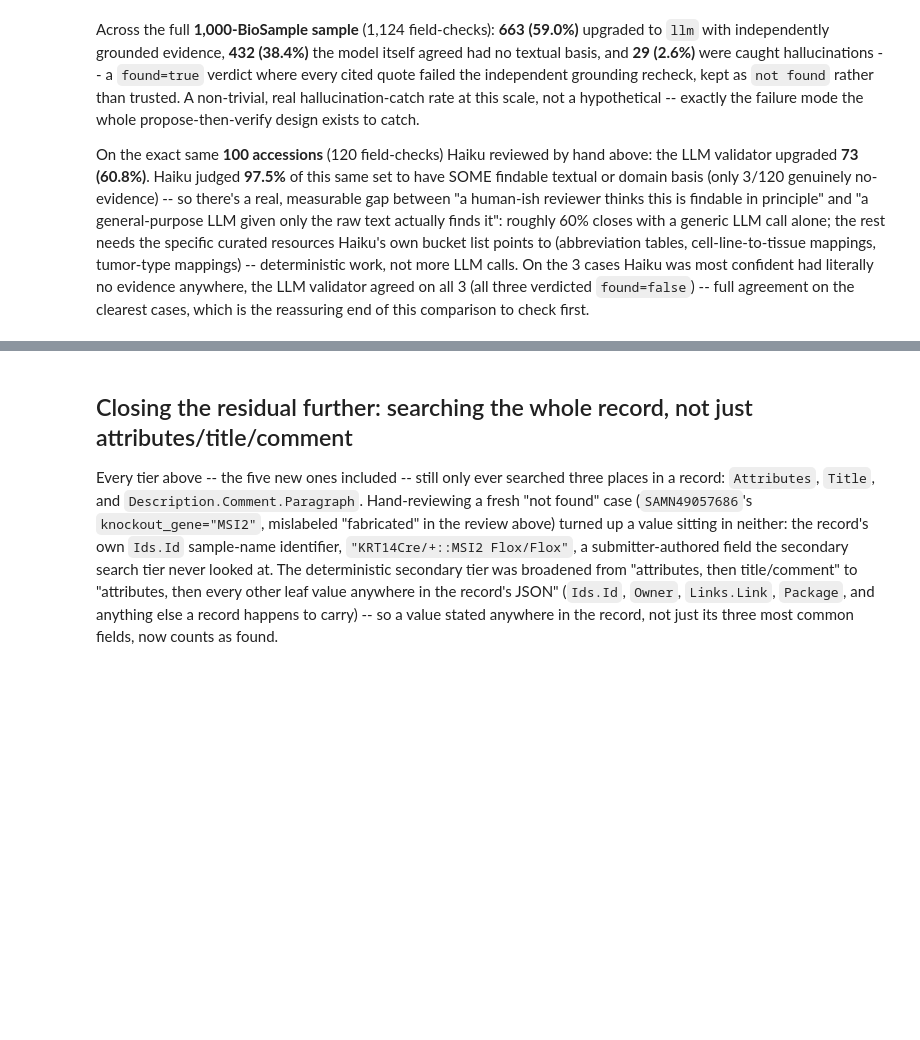
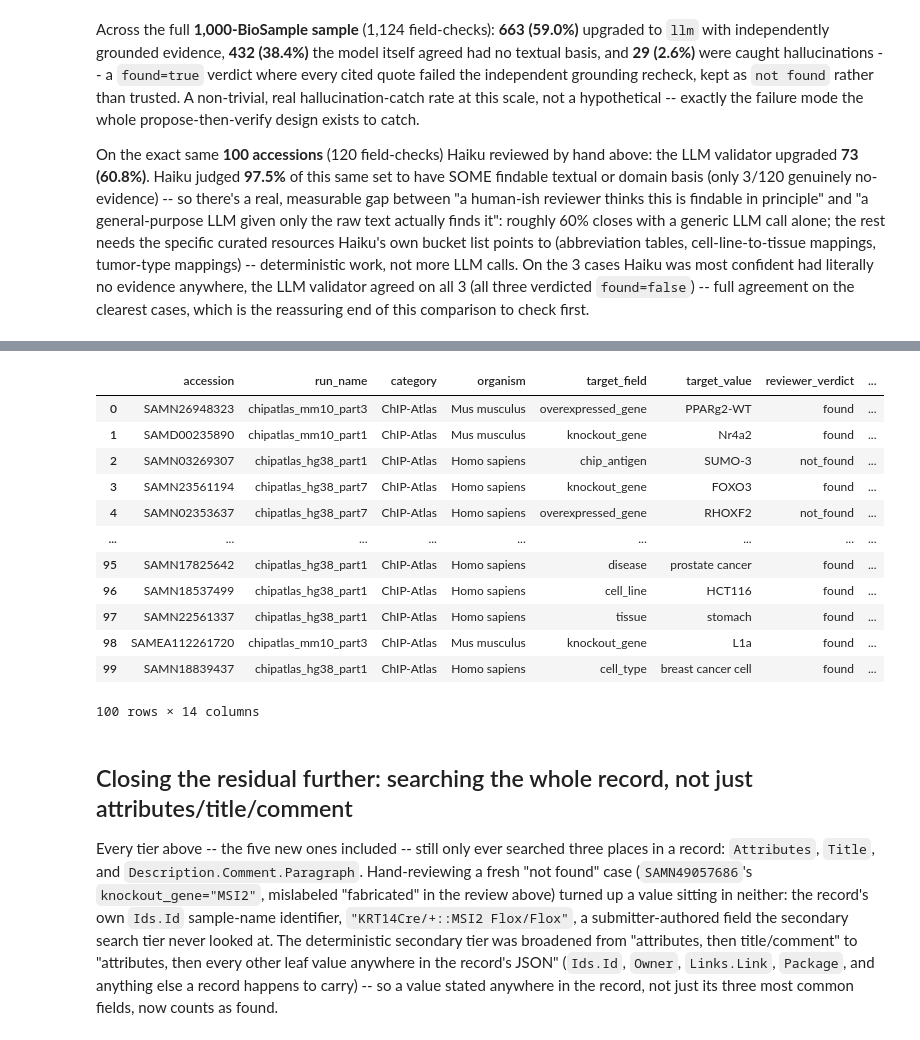
Before and after one commit to nuriafari/BH26_BioSample_bsllmner_mk2_value_provenance, a Jupyter notebook: notebooks/biosample_trace_back_pipeline.ipynb, the cells around one changed output, grey strips where cells are left out. Drawn from its saved outputs; the diff is of its cells as text; code cells hidden in the pictures; blank space fills up the shorter version.

```diff
--- a/notebooks/biosample_trace_back_pipeline.ipynb
+++ b/notebooks/biosample_trace_back_pipeline.ipynb
@@ -770,3 +699,21 @@ On the exact same **100 accessions** (120 field-checks) Haiku reviewed by hand a
+# %%
+# THE 100 SAMPLED "NOT FOUND" ROWS, REFRESHED AGAINST THE CURRENT RESIDUAL -- QWEN3-8B'S OWN EVIDENCE WHERE IT RESOLVED ONE
+manual_review_sample_qwen3_8b = pd.read_parquet(MANUAL_REVIEW_SAMPLE_QWEN3_8B_PARQUET)
+manual_review_sample_qwen3_8b
+# %% [output]
+|  | accession | run_name | category | organism | target_field | target_value | reviewer_verdict | ... |
+| 0 | SAMN26948323 | chipatlas_mm10_part3 | ChIP-Atlas | Mus musculus | overexpressed_gene | PPARg2-WT | found | ... |
+| 1 | SAMD00235890 | chipatlas_mm10_part1 | ChIP-Atlas | Mus musculus | knockout_gene | Nr4a2 | found | ... |
+| 2 | SAMN03269307 | chipatlas_hg38_part1 | ChIP-Atlas | Homo sapiens | chip_antigen | SUMO-3 | not_found | ... |
+| 3 | SAMN23561194 | chipatlas_hg38_part7 | ChIP-Atlas | Homo sapiens | knockout_gene | FOXO3 | found | ... |
+| 4 | SAMN02353637 | chipatlas_hg38_part7 | ChIP-Atlas | Homo sapiens | overexpressed_gene | RHOXF2 | not_found | ... |
+| ... | ... | ... | ... | ... | ... | ... | ... | ... |
+| 95 | SAMN17825642 | chipatlas_hg38_part1 | ChIP-Atlas | Homo sapiens | disease | prostate cancer | found | ... |
+| 96 | SAMN18537499 | chipatlas_hg38_part1 | ChIP-Atlas | Homo sapiens | cell_line | HCT116 | found | ... |
+| 97 | SAMN22561337 | chipatlas_hg38_part1 | ChIP-Atlas | Homo sapiens | tissue | stomach | found | ... |
+| 98 | SAMEA112261720 | chipatlas_mm10_part3 | ChIP-Atlas | Mus musculus | knockout_gene | L1a | found | ... |
+| 99 | SAMN18839437 | chipatlas_hg38_part1 | ChIP-Atlas | Homo sapiens | cell_type | breast cancer cell | found | ... |
+100 rows × 14 columns
 # %% [markdown]
 ## Closing the residual further: searching the whole record, not just attributes/title/comment
 
```
Also changed, not shown: parts of 12 cells of this notebook, 7 other files.
